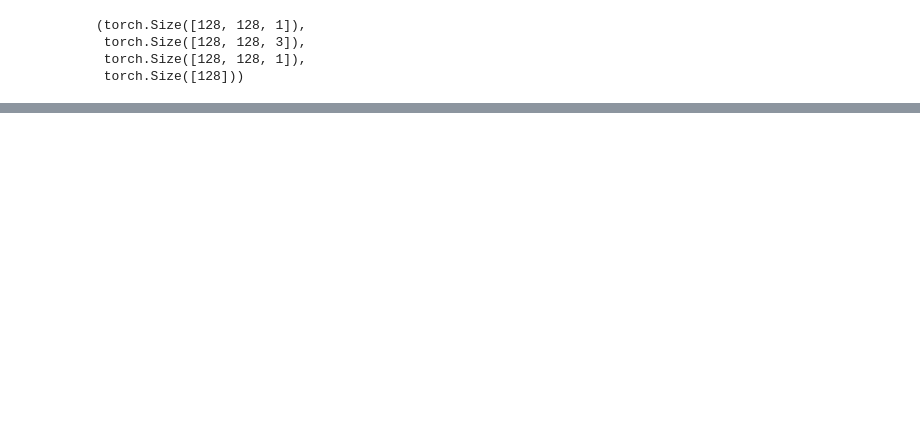
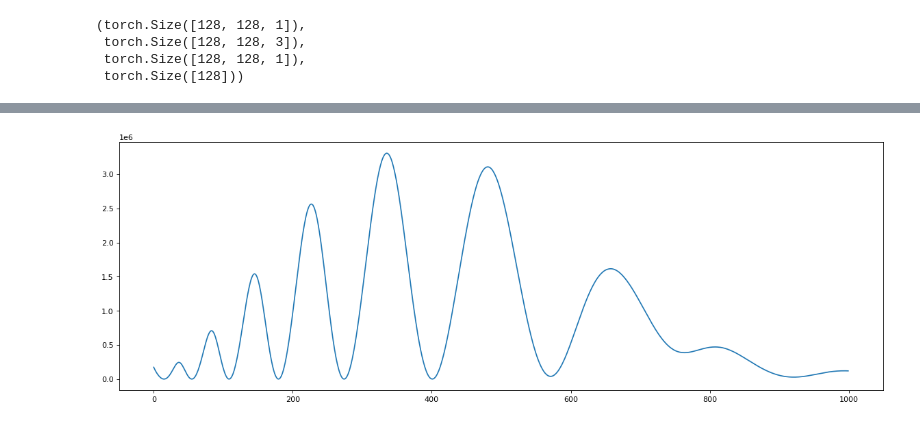
Before and after one commit to danielmunioz/JPX, a Jupyter notebook: JPX_ModelTest.ipynb, the cells around one changed output, grey strips where cells are left out. Cells and saved outputs as stored; diff of their text form; code cells hidden in the pictures; blank space fills up the shorter version.

```diff
--- a/JPX_ModelTest.ipynb
+++ b/JPX_ModelTest.ipynb
@@ -177,0 +239,8 @@ plt.plot(tensor_loss.numpy())
+# %%
+dset = TSDataset(dframe_1, seq_len=128, vec_dates=False)
+dloader = DataLoader(dset, batch_size=128, shuffle=False, num_workers=1)
+
+train_batch = next(iter(dloader))
+target = train_batch.pop('target')
+
+train_batch['sequence'].shape, train_batch['mask'].shape, target.shape
@@ -177,0 +249,15 @@ plt.plot(tensor_loss.numpy())
+# %%
+## --On sequences
+model = TSTransformer(in_features=1, time_features=7, date_vec=False)
+
+crit = nn.MSELoss()
+optim = torch.optim.Adam(model.parameters(), lr = 1e-4)
+
+total_loss = []
+for epoch in range(1000):
+  out = model(train_batch)
+  loss = crit(out.squeeze(-1), target.float())
+  loss.backward()
+  optim.step()
+  total_loss.append(loss.item())
+  print(loss)
@@ -177,0 +282,8 @@ plt.plot(tensor_loss.numpy())
+# %%
+tensor_loss = torch.tensor(total_loss)
+
+plt.figure(figsize=(18, 6), dpi=80)
+plt.plot(tensor_loss.numpy())
+plt.show()
+# %% [output]
+[figure, added]
```
Also changed, not shown: parts of 8 cells of this notebook.
